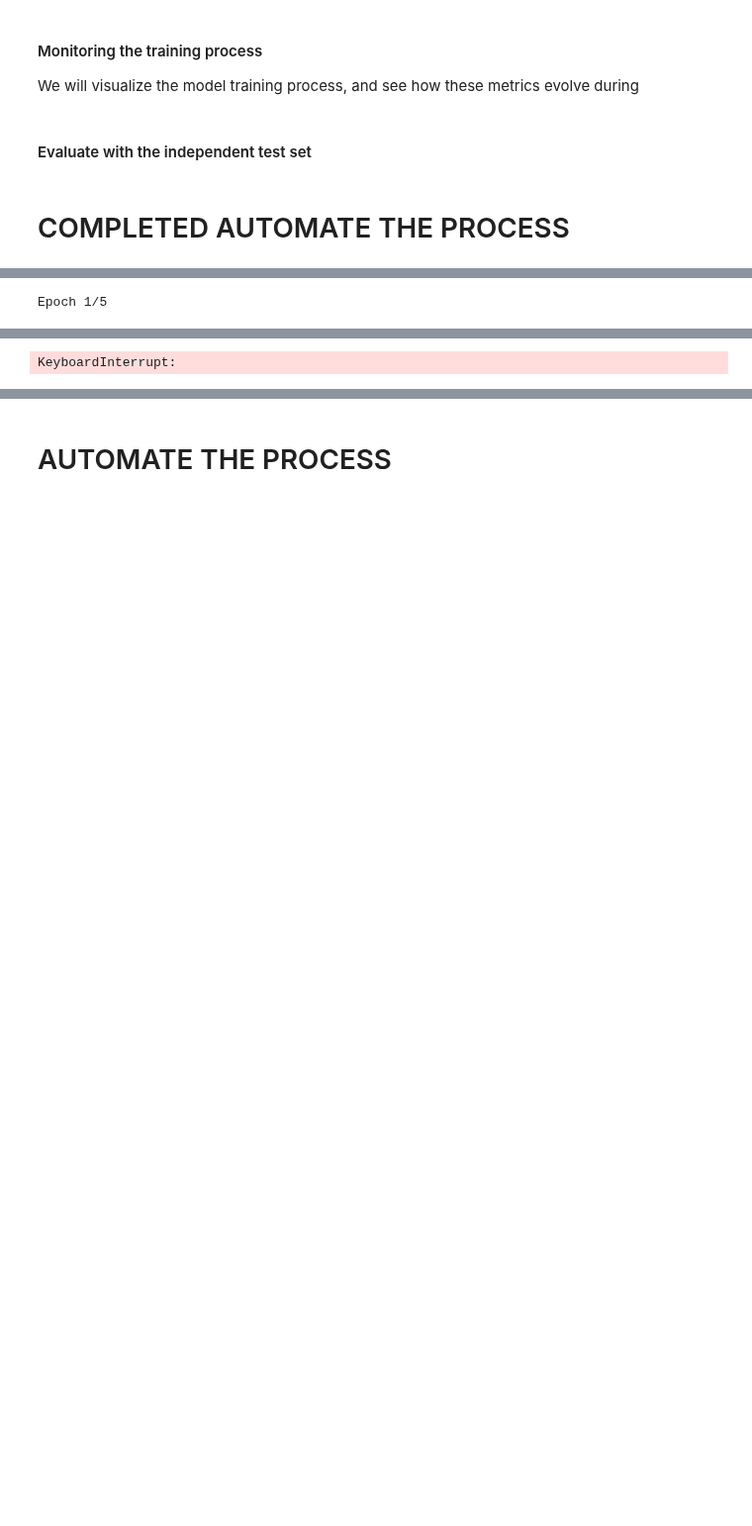
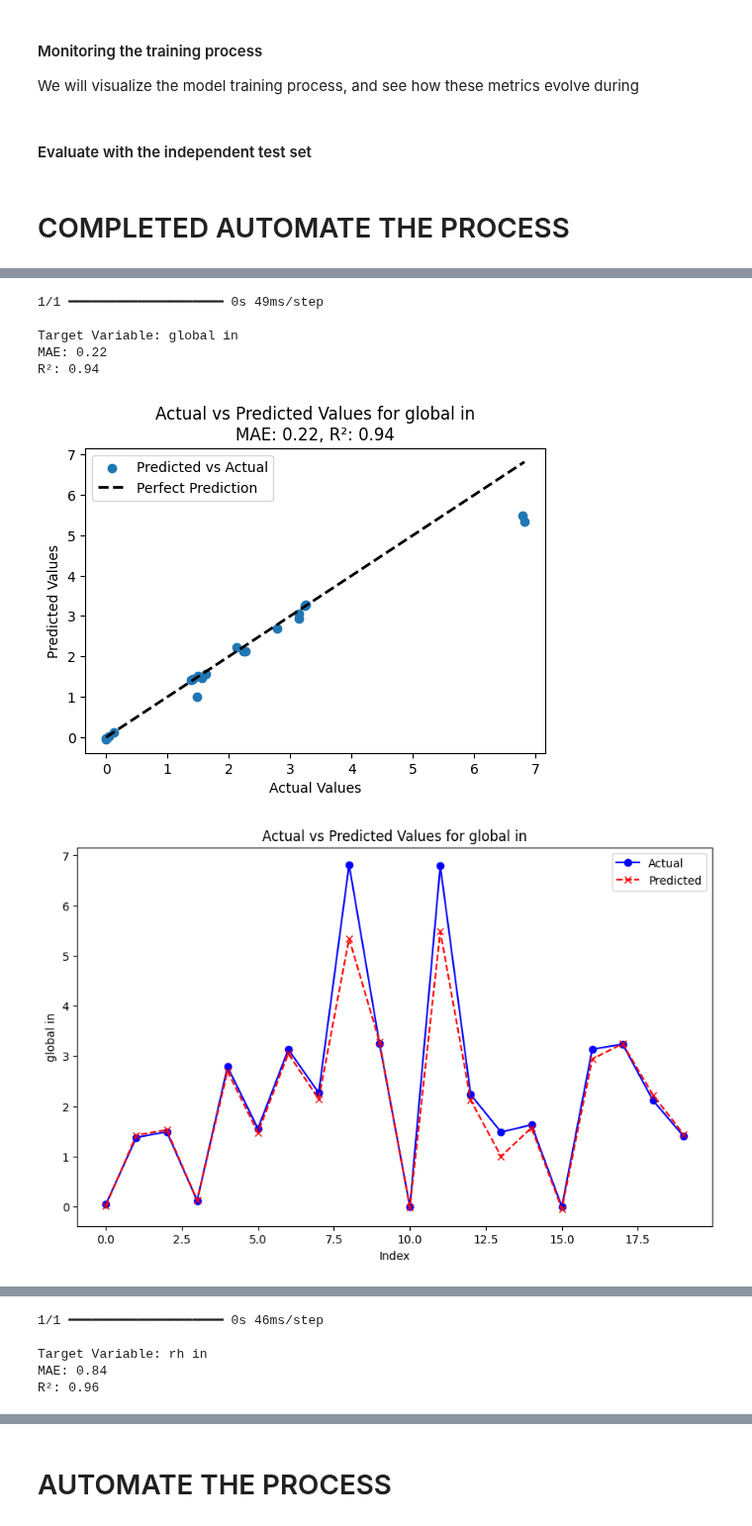
Before and after one commit to EfraimManurung/mini-greenhouse-model-train, a Jupyter notebook: main-ann-weather.ipynb, the cells around one changed output, grey strips where cells are left out. Shown at 99% size. Saved outputs shown, nothing was run; the diff lists cells and outputs as text; code cells hidden in the pictures; blank space fills up the shorter version.

Commit message:
refactor some variables and code

```diff
--- a/main-ann-weather.ipynb
+++ b/main-ann-weather.ipynb
@@ -158,7 +158,7 @@ def train_and_evaluate_model(target_variable, flag_train, _epochs=100, _batch_si
     X = mgh_data[features]
     y = mgh_data[target_variable]
 
-    X_train, X_test, y_train, y_test = train_test_split(X, y, test_size=0.0001, random_state=42)
+    X_train, X_test, y_train, y_test = train_test_split(X, y, test_size=0.001, random_state=42)
 
     scaler = StandardScaler()
     X_train_scaled = scaler.fit_transform(X_train)
@@ -230,9 +230,15 @@ def train_and_evaluate_model(target_variable, flag_train, _epochs=100, _batch_si
 # %%
 # List of target variables
 target_variables = ['global in', 'temp in', 'rh in', 'co2 in']
 
 # Iterate through each target variable and call the function
 for target in target_variables:
-    train_and_evaluate_model(target, flag_train=True, _epochs = 5, _batch_size= 4)
+    train_and_evaluate_model(target, flag_train=False, _epochs = 5, _batch_size= 4)
 # %% [output]
-Epoch 1/5
+1/1 ━━━━━━━━━━━━━━━━━━━━ 0s 49ms/step
+
+Target Variable: global in
+MAE: 0.22
+R²: 0.94
+[figure, added]
+[figure, added]
@@ -246 +252,5 @@ Epoch 4/5
-KeyboardInterrupt:
+1/1 ━━━━━━━━━━━━━━━━━━━━ 0s 46ms/step
+
+Target Variable: rh in
+MAE: 0.84
+R²: 0.96
```
Also changed, not shown: parts of 1 cell of this notebook, 1 other file.
